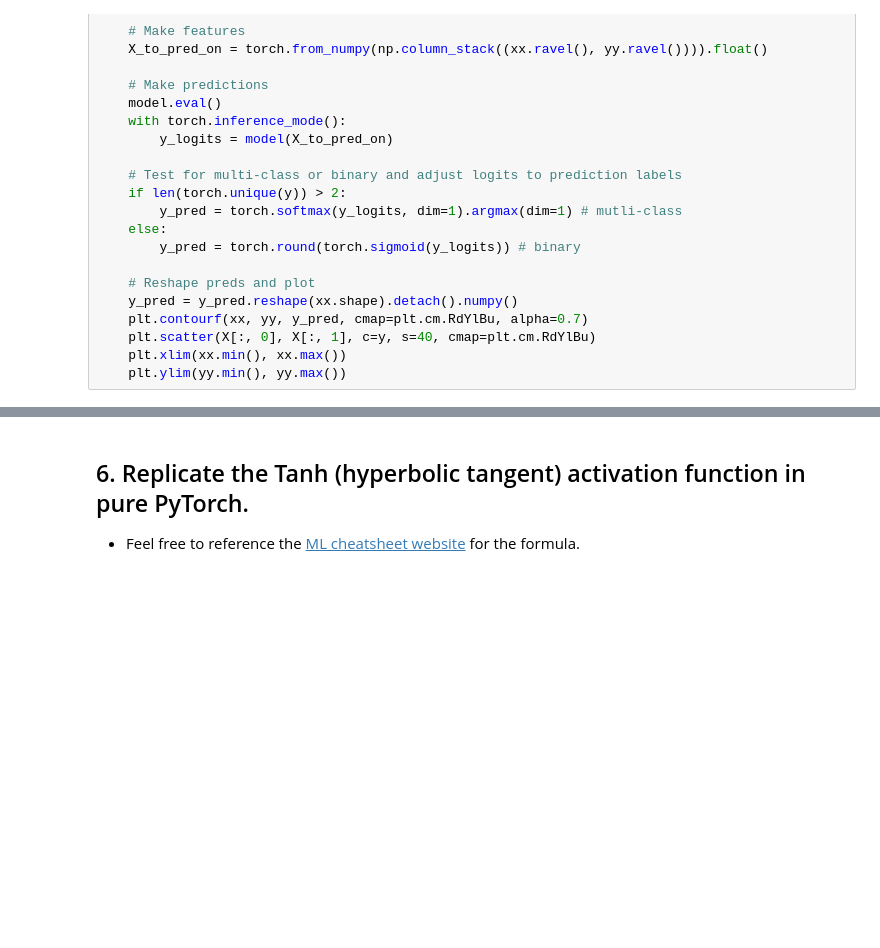
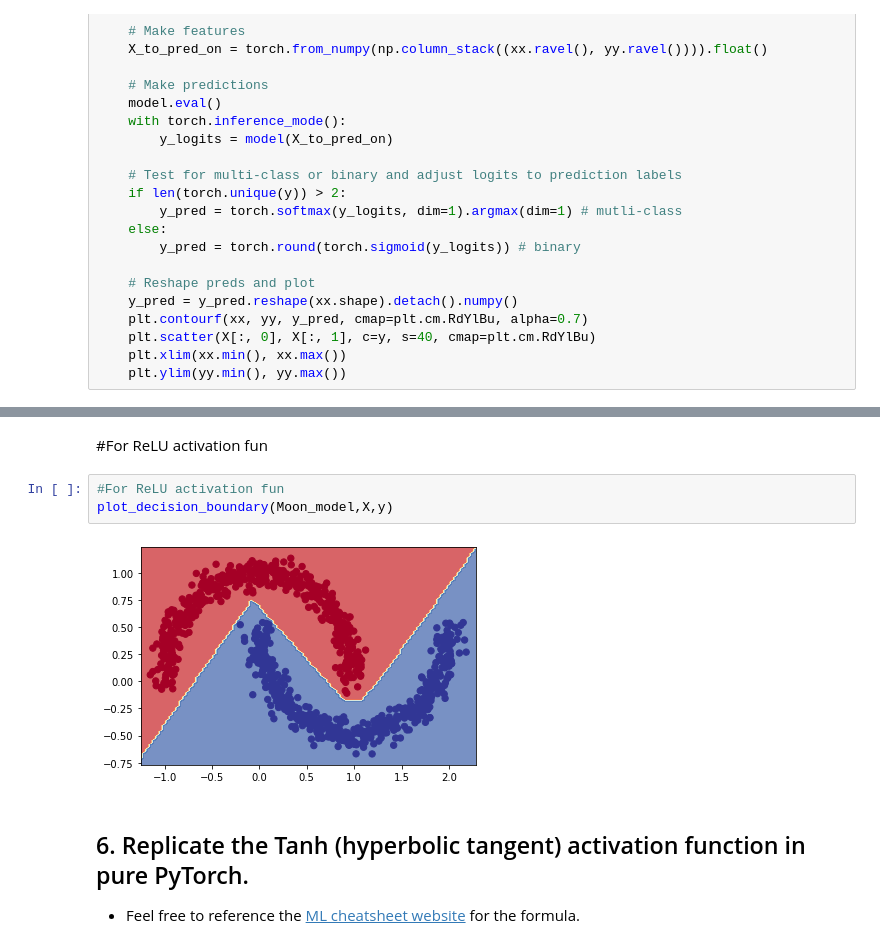
Before and after one commit to MananShukla7/Pytorch-CV, a Jupyter notebook: Make_moon(Binary)_and_Spiral(Multi-Class)_dataset_classification_problem.ipynb, the cells around one changed output, grey strips where cells are left out. Cells and saved outputs as stored; diff of their text form; blank space fills up the shorter version.

```diff
--- a/Make_moon(Binary)_and_Spiral(Multi-Class)_dataset_classification_problem.ipynb
+++ b/Make_moon(Binary)_and_Spiral(Multi-Class)_dataset_classification_problem.ipynb
@@ -282,3 +293,10 @@ plot_decision_boundary(Moon_model,X,y)
+# %% [markdown]
+#For ReLU activation fun
+# %%
+#For ReLU activation fun
+plot_decision_boundary(Moon_model,X,y)
+# %% [output]
+[figure, added]
 # %% [markdown]
 ## 6. Replicate the Tanh (hyperbolic tangent) activation function in pure PyTorch.
   * Feel free to reference the [ML cheatsheet website](https://ml-cheatsheet.readthedocs.io/en/latest/activation_functions.html#tanh) for the formula.
```
Also changed, not shown: parts of 22 cells of this notebook.
